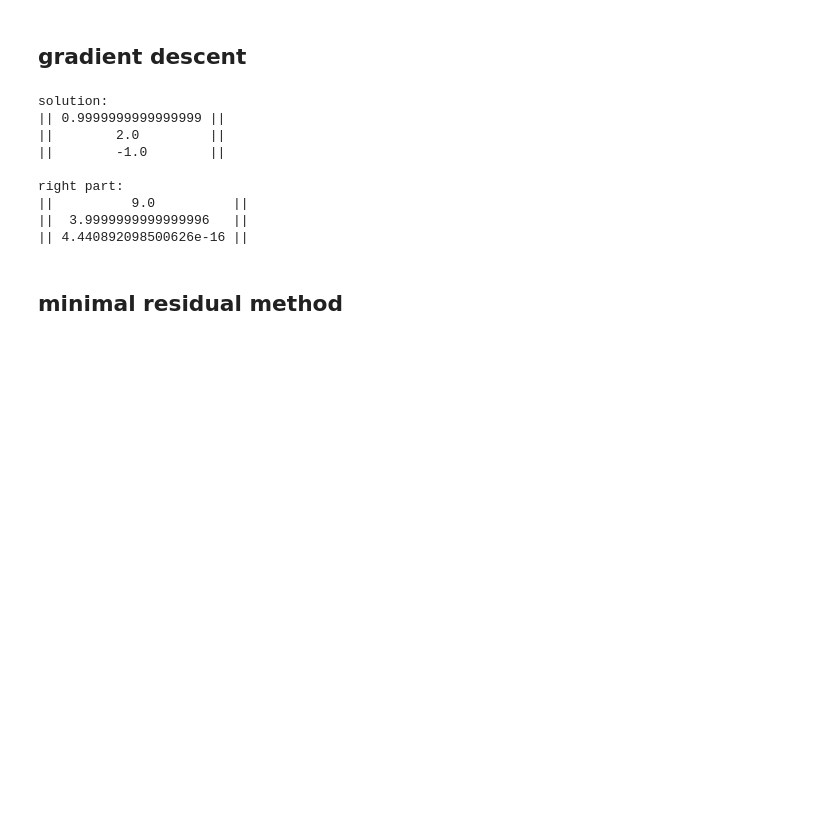
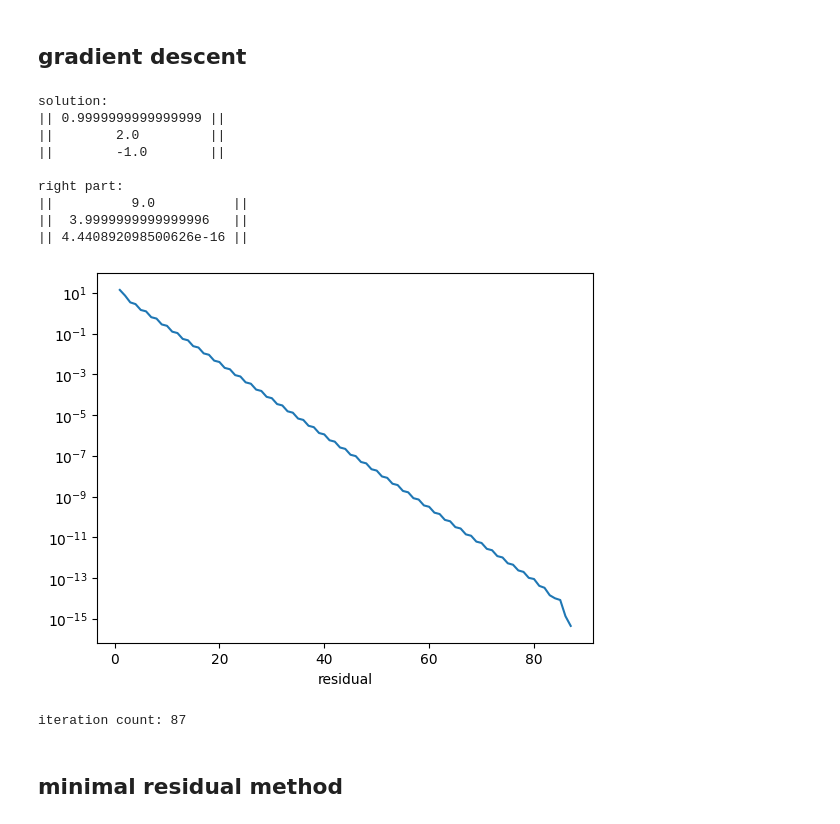
Before and after one commit to VoyakaGOD/computational-mathematics, a Jupyter notebook: linear-system.ipynb, the cells around one changed output. Cells and saved outputs as stored; diff of their text form; code cells hidden in the pictures; blank space fills up the shorter version.

```diff
--- a/linear-system.ipynb
+++ b/linear-system.ipynb
@@ -356,27 +394,32 @@ right part:
 # %%
 def find_solution_by_gradient_descent(A : Matrix, f : Vector, x0 : Vector) -> Vector:
     f = A.T() * f
     A = A.T() * A
     x = x0
     residual = A * x - f
+    iteration = 0
     while norm(residual) > eps:
         tau = (residual.T() * residual)[0] / ((A * residual).T() * residual)[0]
         x -= tau * residual
         residual = A * x - f
+        iteration += 1
+        add_residual_point(iteration, norm(A * x - f))
     return x
 
 x = find_solution_by_gradient_descent(A, f, Vector.zeros(A.n))
 show_result(x)
 # %% [output]
 solution:
 || 0.9999999999999999 ||
 ||        2.0         ||
 ||        -1.0        ||
 
 right part:
 ||          9.0          ||
 ||  3.9999999999999996   ||
 || 4.440892098500626e-16 ||
+[figure, added]
+iteration count: 87
 # %% [markdown]
 ## minimal residual method
 # %%
```
Also changed, not shown: parts of 10 cells of this notebook.
